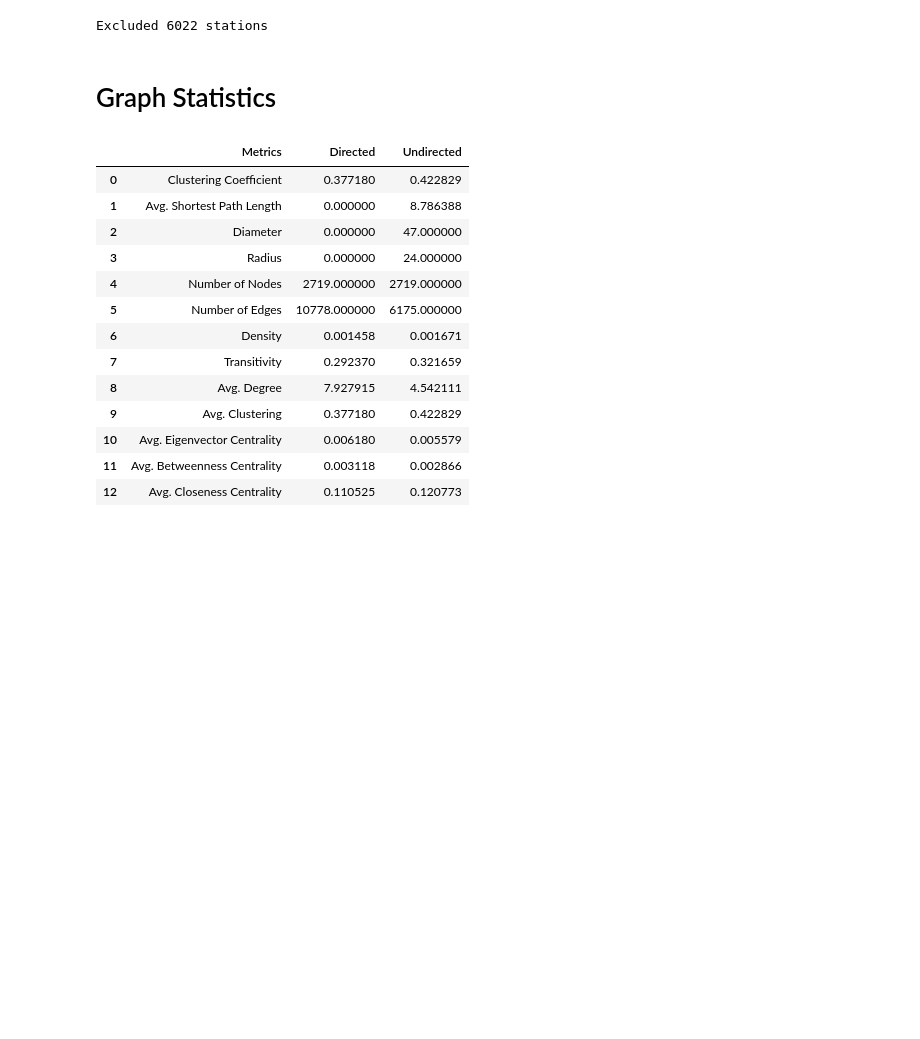
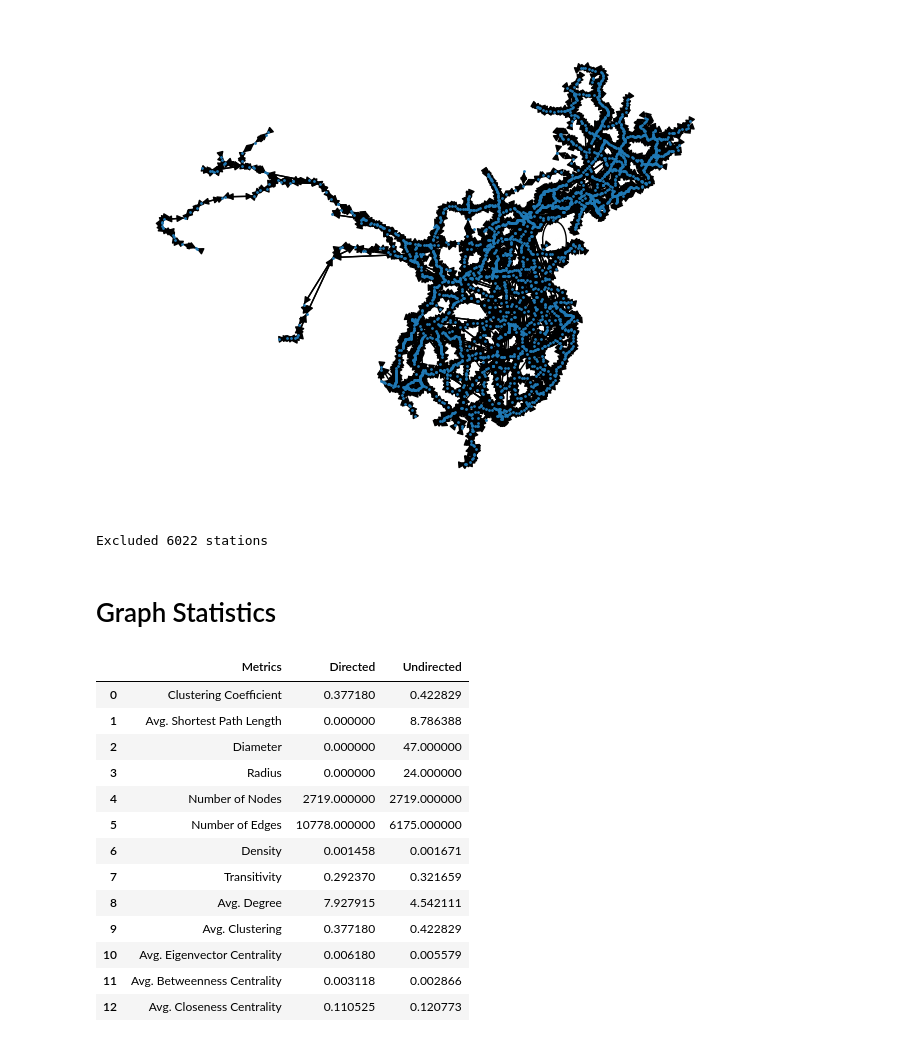
Before and after one commit to airscholar/AlphaTeam, a Jupyter notebook: analysis/Rail.ipynb, the cells around one changed output. Drawn from its saved outputs; the diff is of its cells as text; code cells hidden in the pictures; blank space fills up the shorter version.

```diff
--- a/analysis/Rail.ipynb
+++ b/analysis/Rail.ipynb
@@ -4,0 +6,2 @@ from src.visualisation import *
+# %%
+networkGraphs = NetworkGraphs('../datasets/Railway.csv', type="RAILWAY", spatial =True)
@@ -5,3 +30,7 @@ from src.visualisation import *
+# %%
+nx.draw(networkGraphs.DiGraph, networkGraphs.pos, node_size=1)
+# %% [output]
+[figure, added]
 # %%
 networkx, multi_networkx = preprocess('../datasets/Railway.csv', DatasetType.RAILWAY)
 # %% [output]
```
Also changed, not shown: parts of 9 cells of this notebook, 2 other files.
